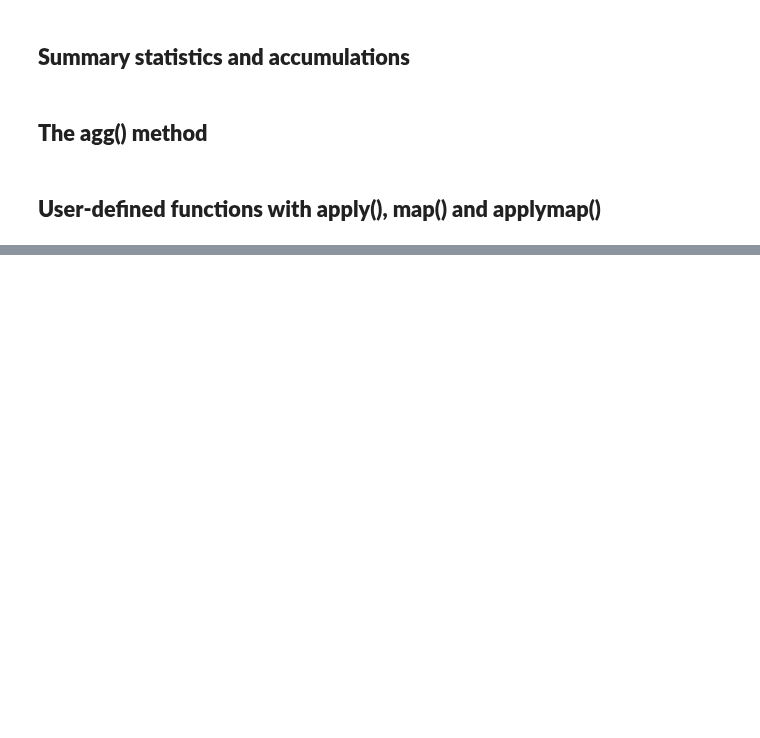
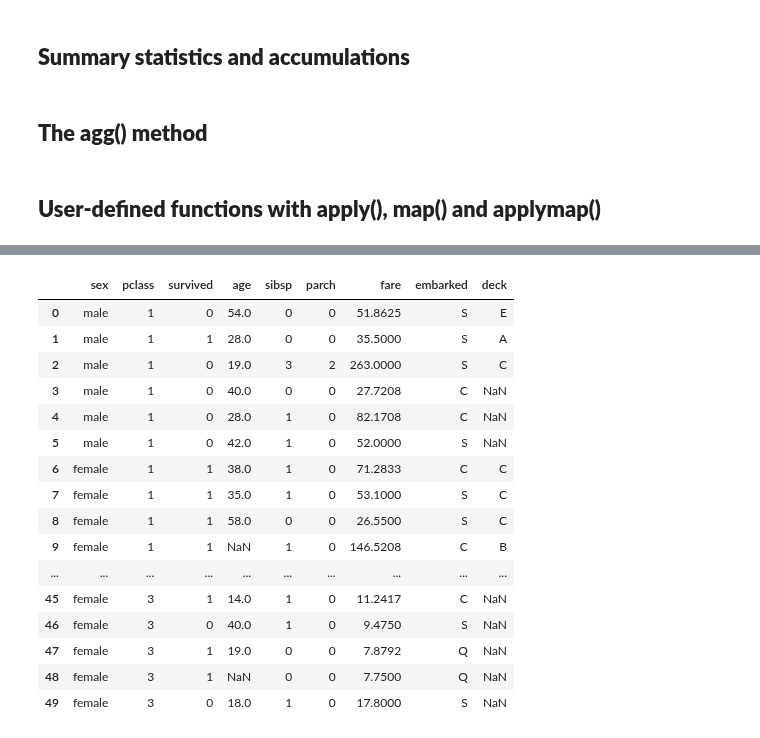
Before and after one commit to alchemistbg/udemy-the-complete-pandas-bootcamp, a Jupyter notebook: Section-09/Panda_Basics_III.ipynb, the cells around one changed output, grey strips where cells are left out. Drawn from its saved outputs; the diff is of its cells as text; code cells hidden in the pictures; blank space fills up the shorter version.

```diff
--- a/Section-09/Panda_Basics_III.ipynb
+++ b/Section-09/Panda_Basics_III.ipynb
@@ -194,0 +244,2 @@ sales.map(func = lambda x: x + 42)
+# %%
+titanic_slice.set_index(keys = ['pclass', 'sex'], inplace = True)
@@ -194,0 +288,2 @@ sales.map(func = lambda x: x + 42)
+# %%
+titanic_slice.sort_index(ascending = [True, False], inplace = True)
@@ -194,0 +353,2 @@ sales.map(func = lambda x: x + 42)
+# %%
+titanic_slice = titanic_slice.swaplevel()
@@ -194,0 +376,22 @@ sales.map(func = lambda x: x + 42)
+# %%
+titanic_slice.reset_index(inplace = True)
+# %%
+titanic_slice
+# %% [output]
+|  | sex | pclass | survived | age | sibsp | parch | fare | embarked | deck |
+| 0 | male | 1 | 0 | 54.0 | 0 | 0 | 51.8625 | S | E |
+| 1 | male | 1 | 1 | 28.0 | 0 | 0 | 35.5000 | S | A |
+| 2 | male | 1 | 0 | 19.0 | 3 | 2 | 263.0000 | S | C |
+| 3 | male | 1 | 0 | 40.0 | 0 | 0 | 27.7208 | C | NaN |
+| 4 | male | 1 | 0 | 28.0 | 1 | 0 | 82.1708 | C | NaN |
+| 5 | male | 1 | 0 | 42.0 | 1 | 0 | 52.0000 | S | NaN |
+| 6 | female | 1 | 1 | 38.0 | 1 | 0 | 71.2833 | C | C |
+| 7 | female | 1 | 1 | 35.0 | 1 | 0 | 53.1000 | S | C |
+| 8 | female | 1 | 1 | 58.0 | 0 | 0 | 26.5500 | S | C |
+| 9 | female | 1 | 1 | NaN | 1 | 0 | 146.5208 | C | B |
+| ... | ... | ... | ... | ... | ... | ... | ... | ... | ... |
+| 45 | female | 3 | 1 | 14.0 | 1 | 0 | 11.2417 | C | NaN |
+| 46 | female | 3 | 0 | 40.0 | 1 | 0 | 9.4750 | S | NaN |
+| 47 | female | 3 | 1 | 19.0 | 0 | 0 | 7.8792 | Q | NaN |
+| 48 | female | 3 | 1 | NaN | 0 | 0 | 7.7500 | Q | NaN |
+| 49 | female | 3 | 0 | 18.0 | 1 | 0 | 17.8000 | S | NaN |
```
Also changed, not shown: parts of 21 cells of this notebook.
